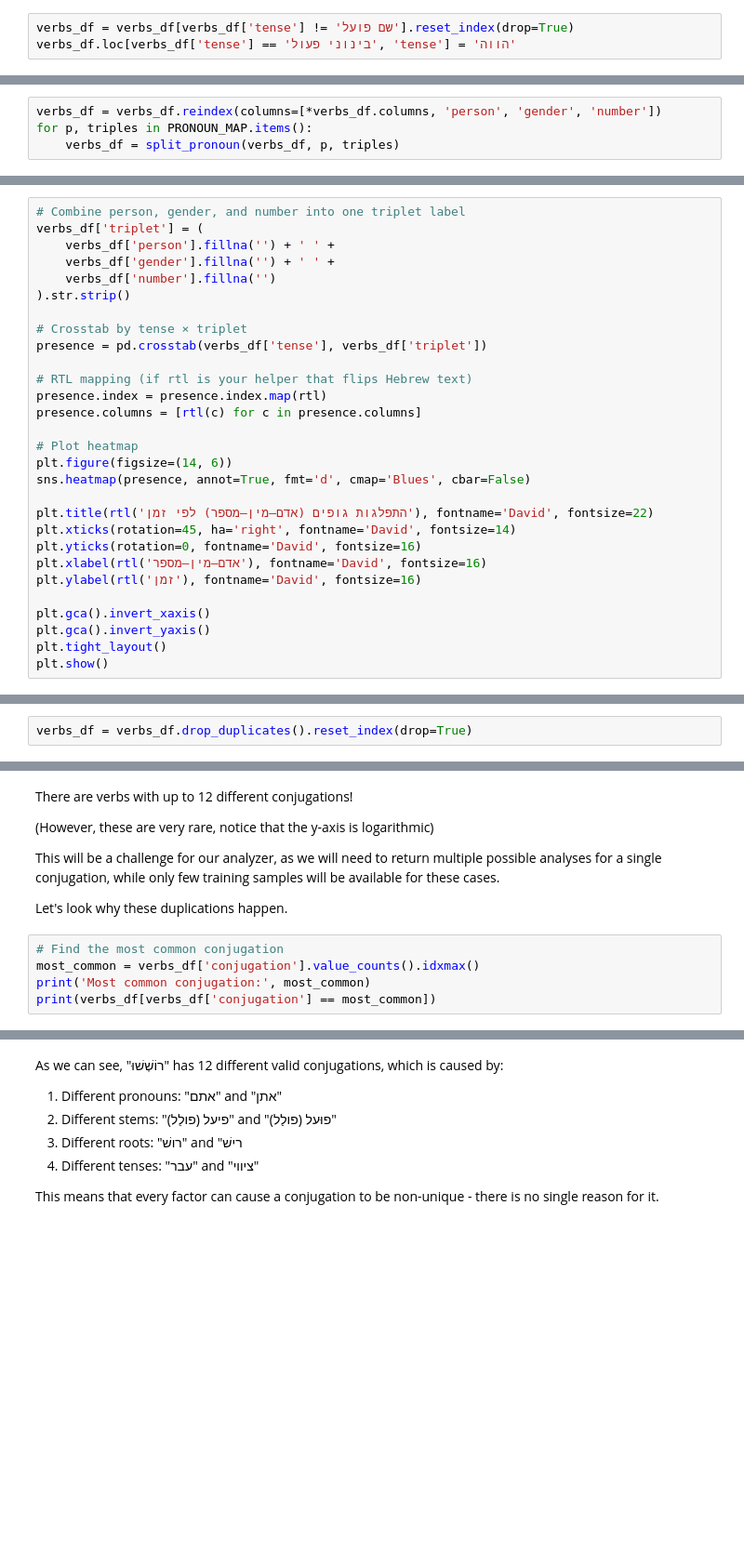
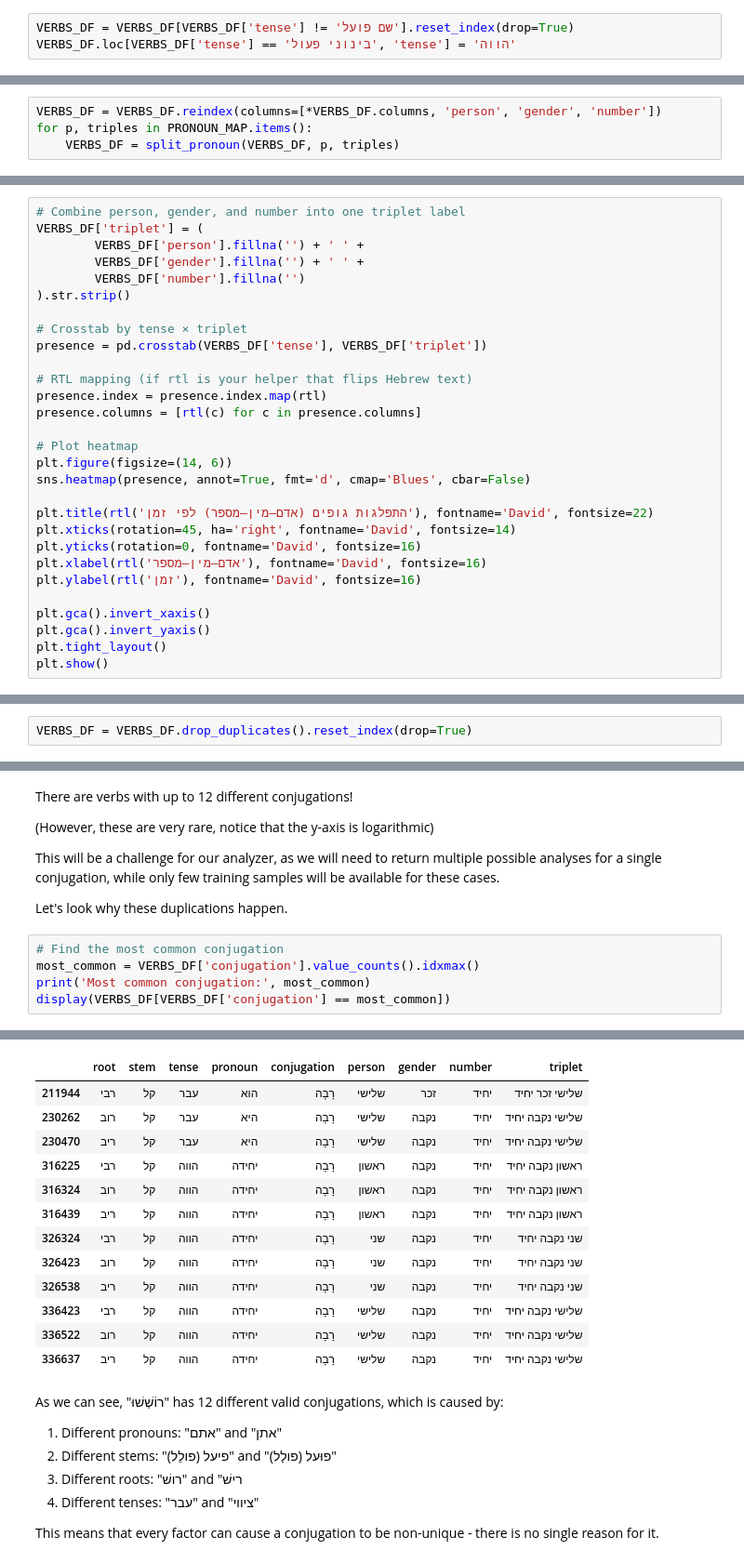
Before and after one commit to EyalShahimov/HebrewWordsAnalysis, a Jupyter notebook: main.ipynb, the cells around one changed output, grey strips where cells are left out. Shown at 93% size. Cells and saved outputs as stored; diff of their text form; blank space fills up the shorter version.

```diff
--- a/main.ipynb
+++ b/main.ipynb
@@ -237,6 +243,6 @@ plt.show()
 # %% [output]
 [figure]
 # %%
-verbs_df = verbs_df[verbs_df['tense'] != 'שם פועל'].reset_index(drop=True)
-verbs_df.loc[verbs_df['tense'] == 'בינוני פעול', 'tense'] = 'הווה'
+VERBS_DF = VERBS_DF[VERBS_DF['tense'] != 'שם פועל'].reset_index(drop=True)
+VERBS_DF.loc[VERBS_DF['tense'] == 'בינוני פעול', 'tense'] = 'הווה'
 # %%
@@ -304,7 +308,7 @@ PRONOUN_MAP = {
     'רבות': Pronoun().feminine().plural(),
 }
 # %%
-verbs_df = verbs_df.reindex(columns=[*verbs_df.columns, 'person', 'gender', 'number'])
+VERBS_DF = VERBS_DF.reindex(columns=[*VERBS_DF.columns, 'person', 'gender', 'number'])
 for p, triples in PRONOUN_MAP.items():
-    verbs_df = split_pronoun(verbs_df, p, triples)
+    VERBS_DF = split_pronoun(VERBS_DF, p, triples)
 # %%
@@ -318,14 +322,14 @@ verbs_df.head()
 | 4 | אבד | הפעיל | עבר | אני | הֶאֱבַדְתִּי | ראשון | זכר | יחיד |
 # %%
 # Combine person, gender, and number into one triplet label
-verbs_df['triplet'] = (
-    verbs_df['person'].fillna('') + ' ' +
-    verbs_df['gender'].fillna('') + ' ' +
-    verbs_df['number'].fillna('')
+VERBS_DF['triplet'] = (
+        VERBS_DF['person'].fillna('') + ' ' +
+        VERBS_DF['gender'].fillna('') + ' ' +
+        VERBS_DF['number'].fillna('')
 ).str.strip()
 
 # Crosstab by tense × triplet
-presence = pd.crosstab(verbs_df['tense'], verbs_df['triplet'])
+presence = pd.crosstab(VERBS_DF['tense'], VERBS_DF['triplet'])
 
 # RTL mapping (if rtl is your helper that flips Hebrew text)
 presence.index = presence.index.map(rtl)
@@ -362,7 +366,7 @@ Number of duplicate rows: 2
 | 190694 | עדד | פוּעל | עתיד | אתם/אתן | תְּעֻדְּדוּ | שני | נקבה | רבים | שני נקבה רבים |
 | 190695 | עדד | פוּעל | עתיד | אתם/אתן | תְּעֻדְּדוּ | שני | נקבה | רבים | שני נקבה רבים |
 # %%
-verbs_df = verbs_df.drop_duplicates().reset_index(drop=True)
+VERBS_DF = VERBS_DF.drop_duplicates().reset_index(drop=True)
 # %%
 FINALS_MAPPING = {
     'ך': 'כ',
@@ -439,8 +443,8 @@ This will be a challenge for our analyzer, as we will need to return multiple po
 Let's look why these duplications happen.
 # %%
 # Find the most common conjugation
-most_common = verbs_df['conjugation'].value_counts().idxmax()
+most_common = VERBS_DF['conjugation'].value_counts().idxmax()
 print('Most common conjugation:', most_common)
-print(verbs_df[verbs_df['conjugation'] == most_common])
+display(VERBS_DF[VERBS_DF['conjugation'] == most_common])
 # %% [output]
 Most common conjugation: רָבָה
@@ -463,3 +451,16 @@ Most common conjugation: רָבָה
+|  | root | stem | tense | pronoun | conjugation | person | gender | number | triplet |
+| 211944 | רבי | קל | עבר | הוא | רָבָה | שלישי | זכר | יחיד | שלישי זכר יחיד |
+| 230262 | רוב | קל | עבר | היא | רָבָה | שלישי | נקבה | יחיד | שלישי נקבה יחיד |
+| 230470 | ריב | קל | עבר | היא | רָבָה | שלישי | נקבה | יחיד | שלישי נקבה יחיד |
+| 316225 | רבי | קל | הווה | יחידה | רָבָה | ראשון | נקבה | יחיד | ראשון נקבה יחיד |
+| 316324 | רוב | קל | הווה | יחידה | רָבָה | ראשון | נקבה | יחיד | ראשון נקבה יחיד |
+| 316439 | ריב | קל | הווה | יחידה | רָבָה | ראשון | נקבה | יחיד | ראשון נקבה יחיד |
+| 326324 | רבי | קל | הווה | יחידה | רָבָה | שני | נקבה | יחיד | שני נקבה יחיד |
+| 326423 | רוב | קל | הווה | יחידה | רָבָה | שני | נקבה | יחיד | שני נקבה יחיד |
+| 326538 | ריב | קל | הווה | יחידה | רָבָה | שני | נקבה | יחיד | שני נקבה יחיד |
+| 336423 | רבי | קל | הווה | יחידה | רָבָה | שלישי | נקבה | יחיד | שלישי נקבה יחיד |
+| 336522 | רוב | קל | הווה | יחידה | רָבָה | שלישי | נקבה | יחיד | שלישי נקבה יחיד |
+| 336637 | ריב | קל | הווה | יחידה | רָבָה | שלישי | נקבה | יחיד | שלישי נקבה יחיד |
 # %% [markdown]
 As we can see, "רוֹשְׁשׁוּ" has 12 different valid conjugations, which is caused by:
 1. Different pronouns: "אתם" and "אתן"
```
Also changed, not shown: parts of 24 cells of this notebook, 1 other file.
